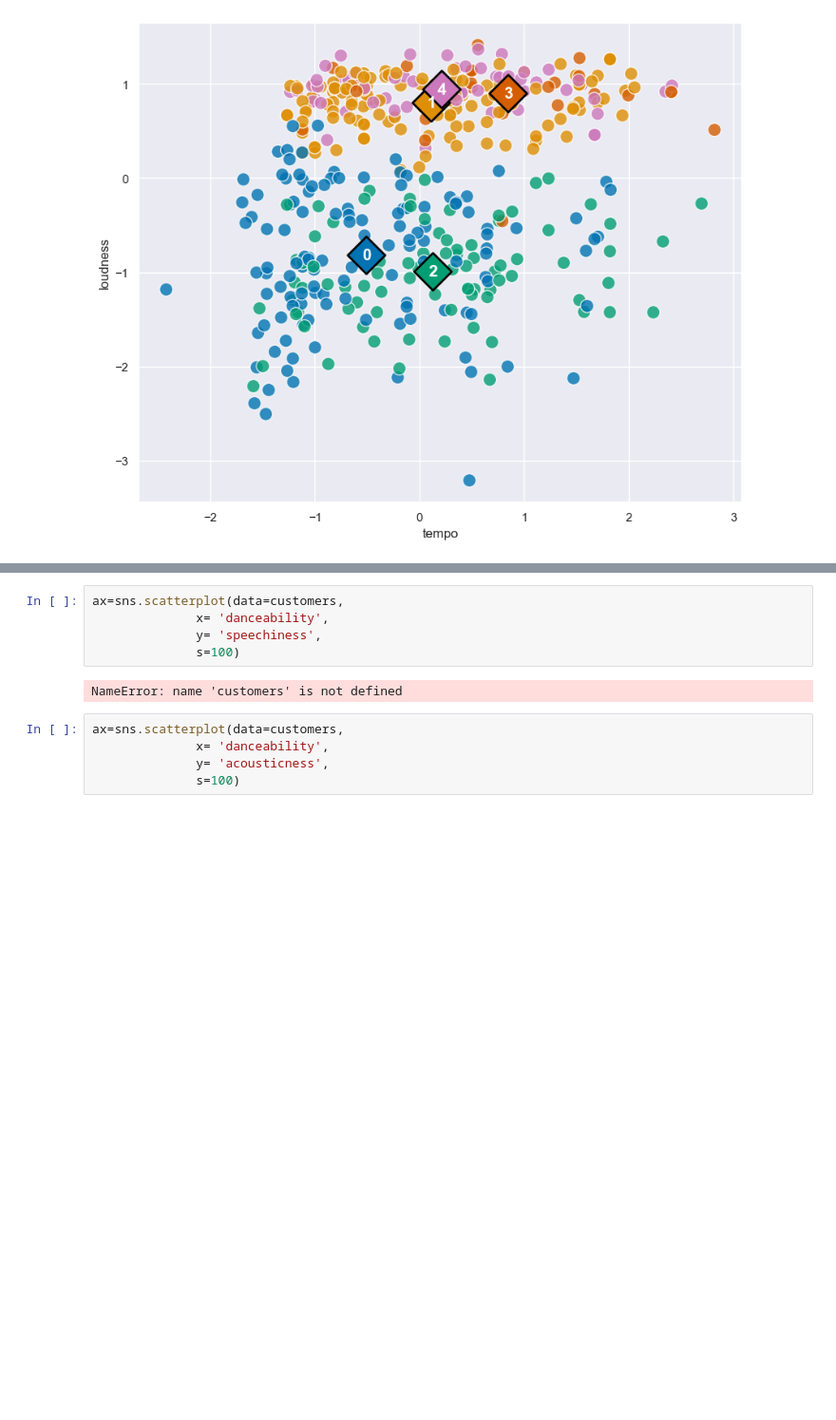
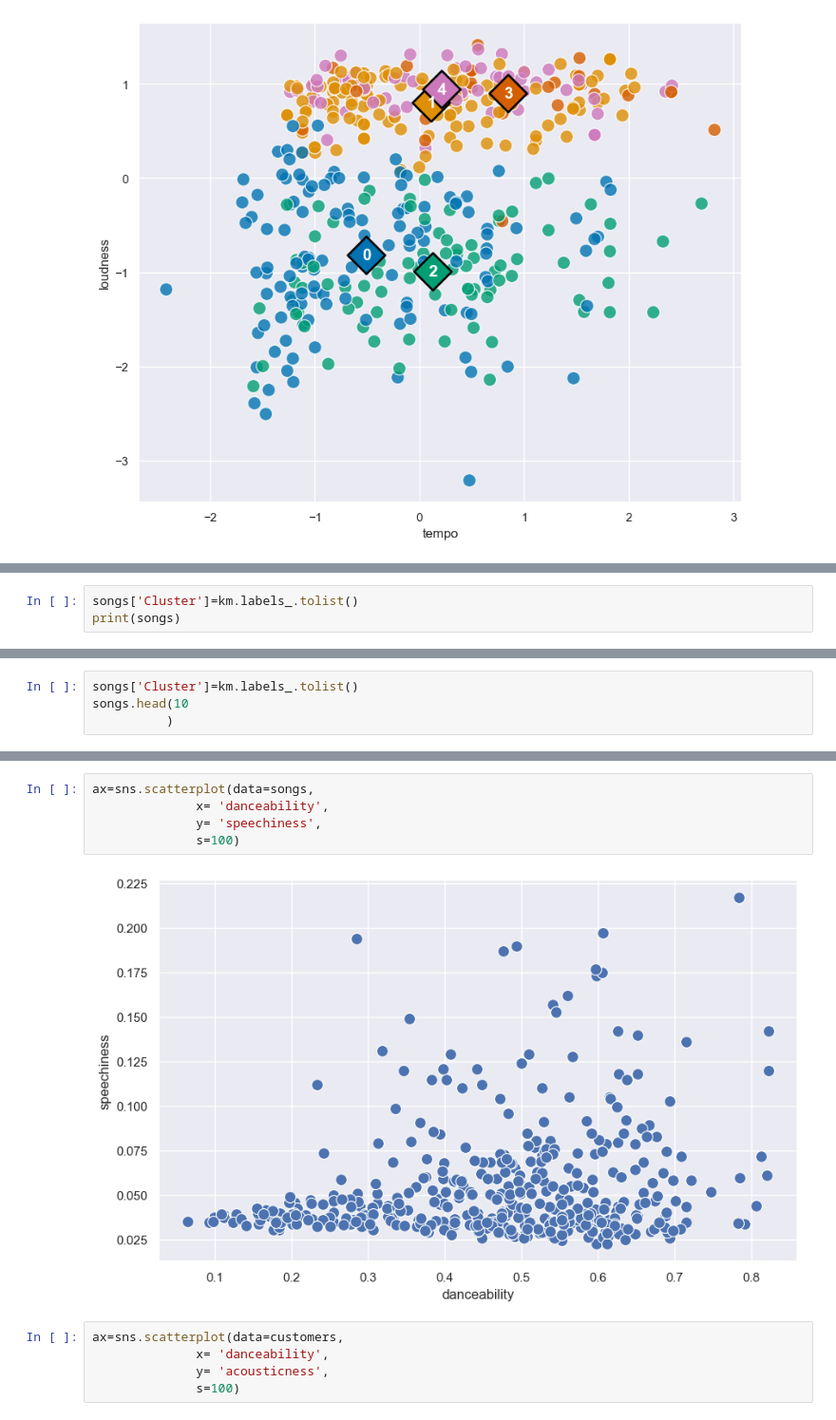
Before and after one commit to hashir-00/project-You-Anime, a Jupyter notebook: Ml model/clustering_songs.ipynb, the cells around one changed output, grey strips where cells are left out. Shown at 95% size. Drawn from its saved outputs; the diff is of its cells as text; blank space fills up the shorter version.

Commit message:
Add files via upload
clustered data in to arrays

```diff
--- a/Ml model/clustering_songs.ipynb
+++ b/Ml model/clustering_songs.ipynb
@@ -446,0 +447,3 @@ for i in range(len(cluster_centers)):
+# %%
+songs['Cluster']=km.labels_.tolist()
+print(songs)
@@ -446,0 +480,4 @@ for i in range(len(cluster_centers)):
+# %%
+songs['Cluster']=km.labels_.tolist()
+songs.head(10
+          )
@@ -447,10 +628,10 @@ for i in range(len(cluster_centers)):
 # %%
-ax=sns.scatterplot(data=customers,
+ax=sns.scatterplot(data=songs,
               x= 'danceability',
               y= 'speechiness',
               s=100)
 # %% [output]
-NameError: name 'customers' is not defined
+[figure, added]
 # %%
 ax=sns.scatterplot(data=customers,
               x= 'danceability',
```
Also changed, not shown: parts of 11 cells of this notebook.
